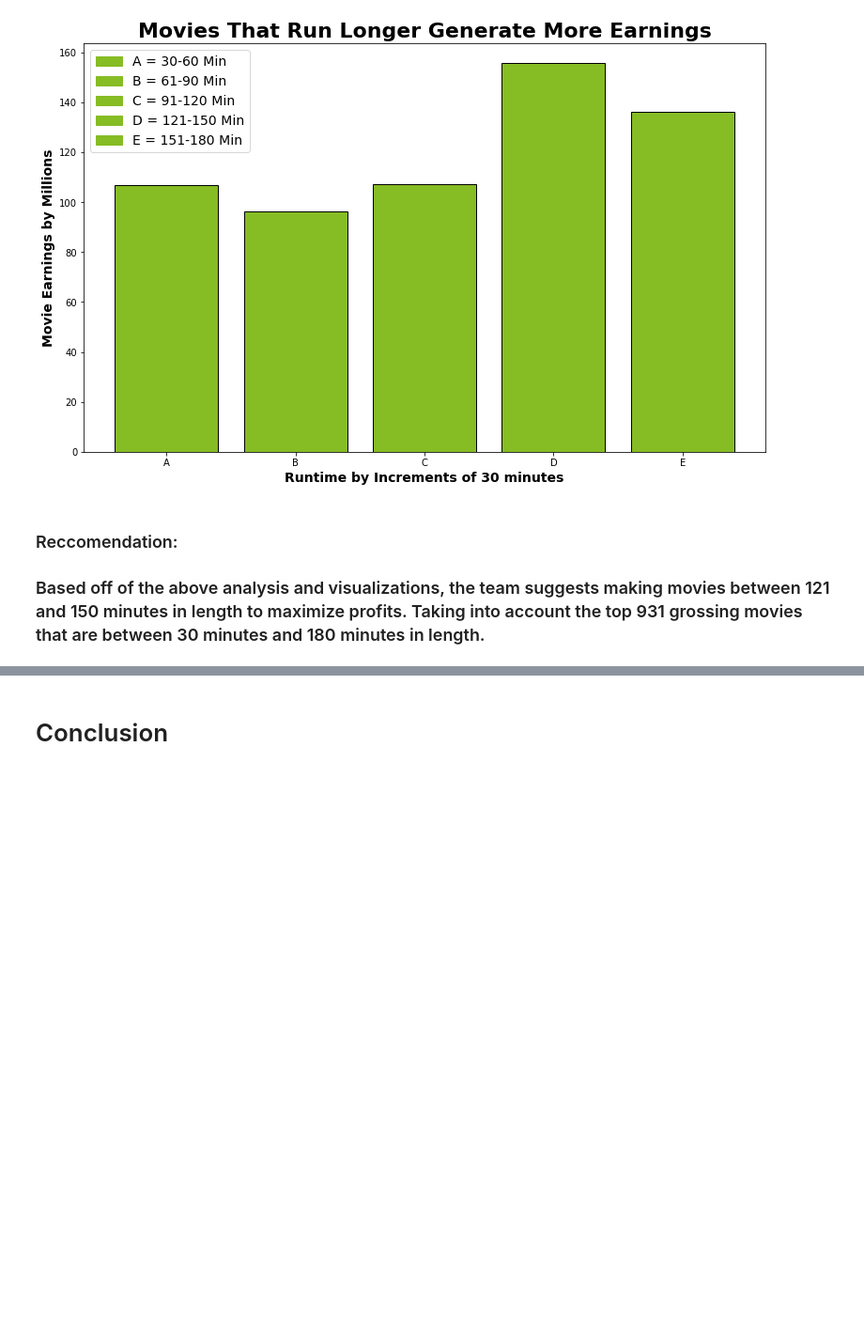
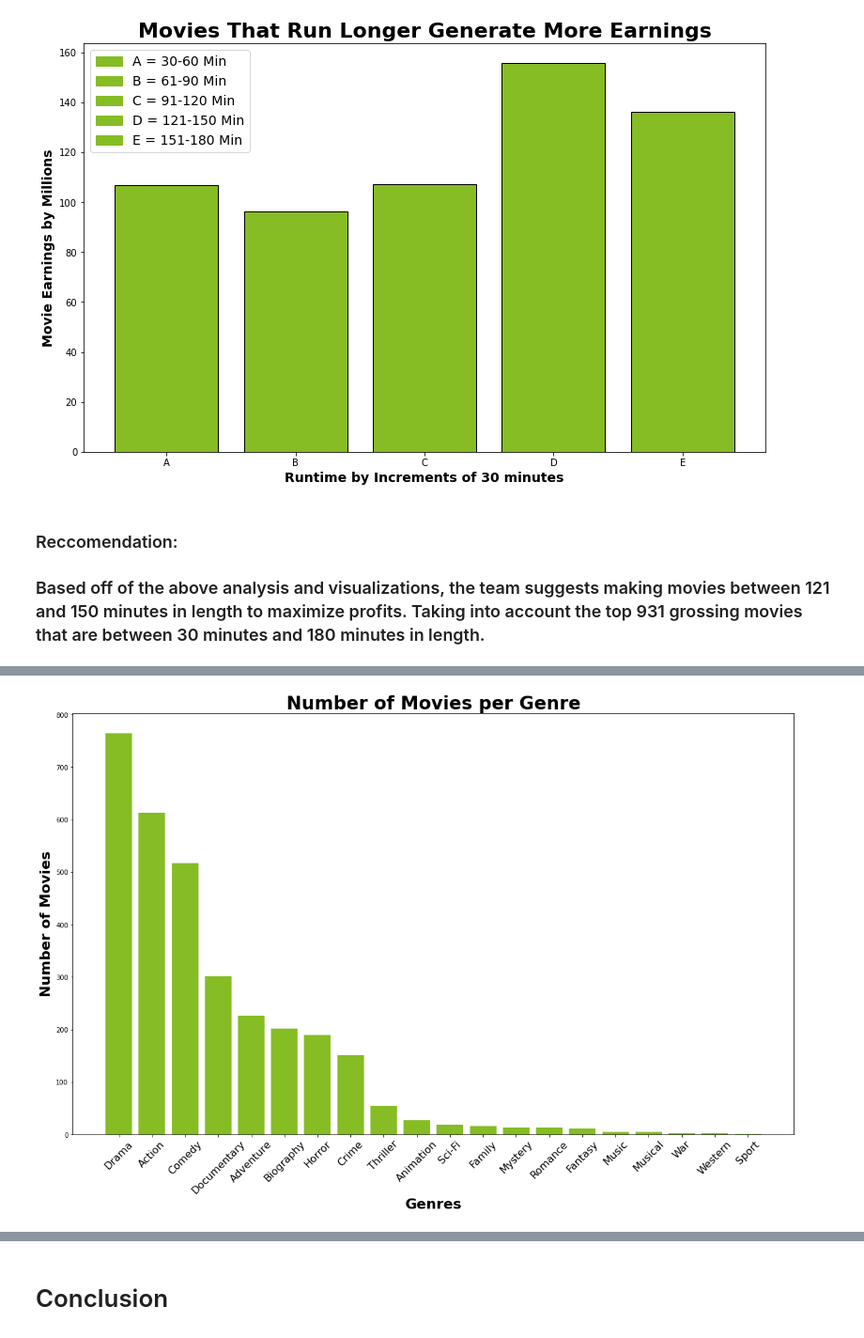
Before and after one commit to harte3/Flatiron-Capstone-Group-2, a Jupyter notebook: Final Notebook.ipynb, the cells around one changed output, grey strips where cells are left out. Shown at 94% size. Cells and saved outputs as stored; diff of their text form; code cells hidden in the pictures; blank space fills up the shorter version.

```diff
--- a/Final Notebook.ipynb
+++ b/Final Notebook.ipynb
@@ -866,0 +972,6 @@ plt.legend(handles=[patch1, patch2, patch3, patch4, patch5], fontsize = 14) # cr
+# %%
+# counts of each genre
+movies_df_counts = movies_df.groupby(['main_genre'])['movie_id'].count().reset_index()
+# sort data frame to ensure that the visualization is in order
+movies_df_counts = movies_df_counts.sort_values(by='movie_id', ascending=False)
+movies_df_counts
@@ -866,0 +996,17 @@ plt.legend(handles=[patch1, patch2, patch3, patch4, patch5], fontsize = 14) # cr
+# %%
+# plot distribution
+plt.figure(figsize=(20,12))
+
+plt.bar(movies_df_counts['main_genre'], movies_df_counts["movie_id"], color='#86BC24')
+
+plt.xlabel('Genres', fontsize=22, fontweight='bold')
+plt.ylabel('Number of Movies', fontsize = 22, fontweight='bold')
+plt.xticks(rotation='45', fontsize = 16)
+
+
+plt.title('Number of Movies per Genre', fontsize = 28, fontweight='bold')
+
+
+plt.show()
+# %% [output]
+[figure, added]
```
Also changed, not shown: parts of 47 cells of this notebook, 1 other file.
